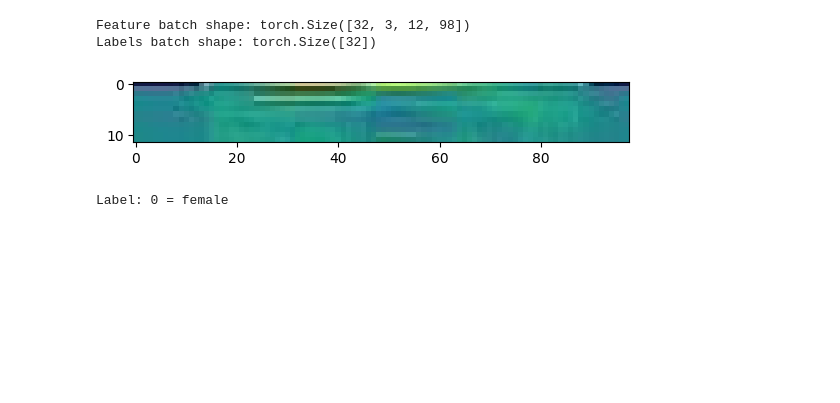
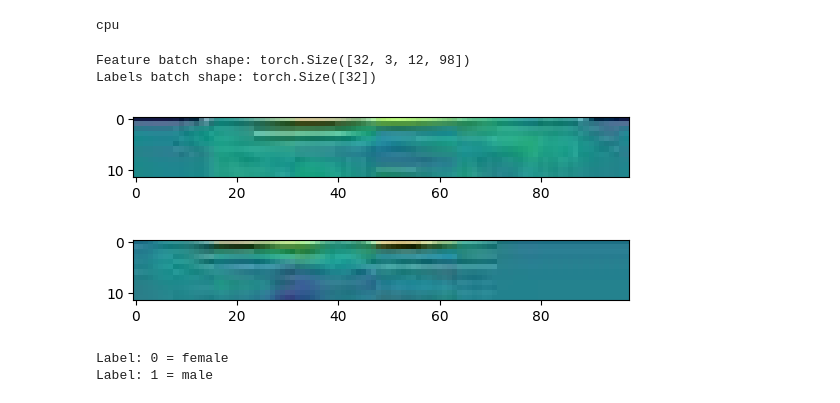
Before and after one commit to michaelfranz/recogx, a Jupyter notebook: Main.ipynb, the cells around one changed output. Saved outputs shown, nothing was run; the diff lists cells and outputs as text; code cells hidden in the pictures; blank space fills up the shorter version.

```diff
--- a/Main.ipynb
+++ b/Main.ipynb
@@ -26,19 +24,34 @@ train_set = datasets.ImageFolder('mfc_dataset_train_test/train', transform=trans
 train_loader = torch.utils.data.DataLoader(train_set, batch_size=32, shuffle=False)
 classes = train_loader.dataset.classes
 
-device = ('cuda' if torch.cuda.is_available() else 'cpu')
+use_cuda = torch.cuda.is_available()
+use_mps = torch.backends.mps.is_available()
+if use_cuda:
+    device = torch.device("cuda")
+# elif use_mps:
+#     device = torch.device("mps")
+else:
+    device = torch.device("cpu")
+print(device)
+# %% [output]
+cpu
 # %%
 train_features, train_labels = next(iter(train_loader))
 print(f"Feature batch shape: {train_features.size()}")
 print(f"Labels batch shape: {train_labels.size()}")
 img = np.einsum('cxy->xyc', train_features[0])
 plt.imshow(img)
 plt.show()
-label = 0
-print(f"Label: {label} = {classes[label]}")
+img = np.einsum('cxy->xyc', train_features[1])
+plt.imshow(img)
+plt.show()
+print(f"Label: {0} = {classes[0]}")
+print(f"Label: {1} = {classes[1]}")
 # %% [output]
 Feature batch shape: torch.Size([32, 3, 12, 98])
 Labels batch shape: torch.Size([32])
 [figure]
+[figure, added]
 Label: 0 = female
+Label: 1 = male
 # %%
```
Also changed, not shown: parts of 6 cells of this notebook, 11 other files.
